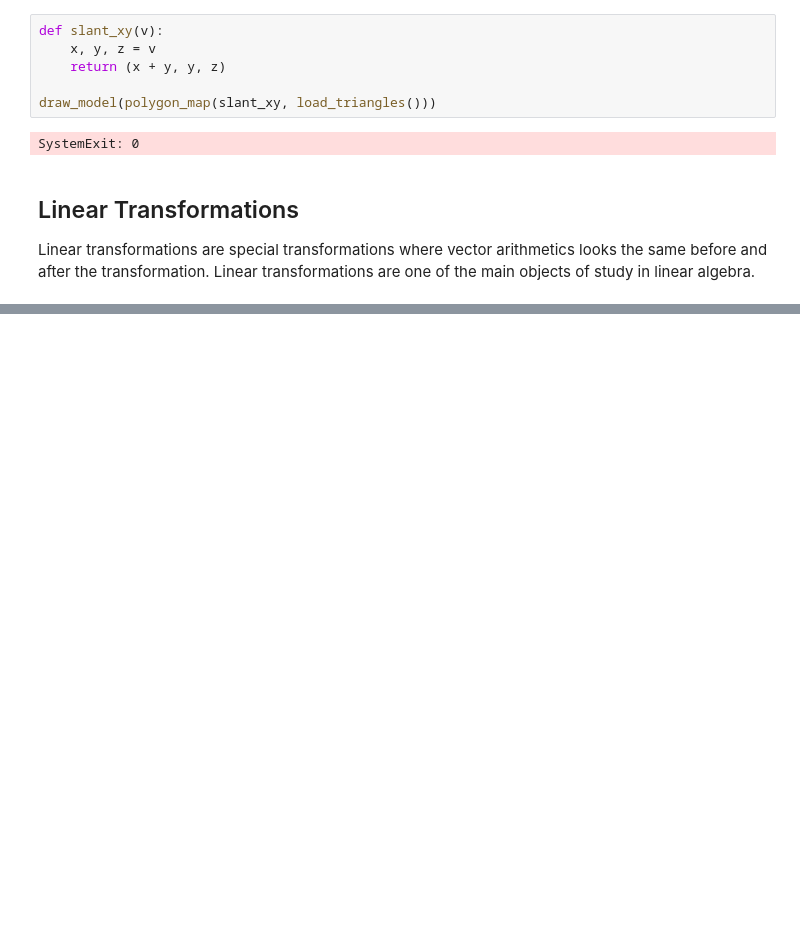
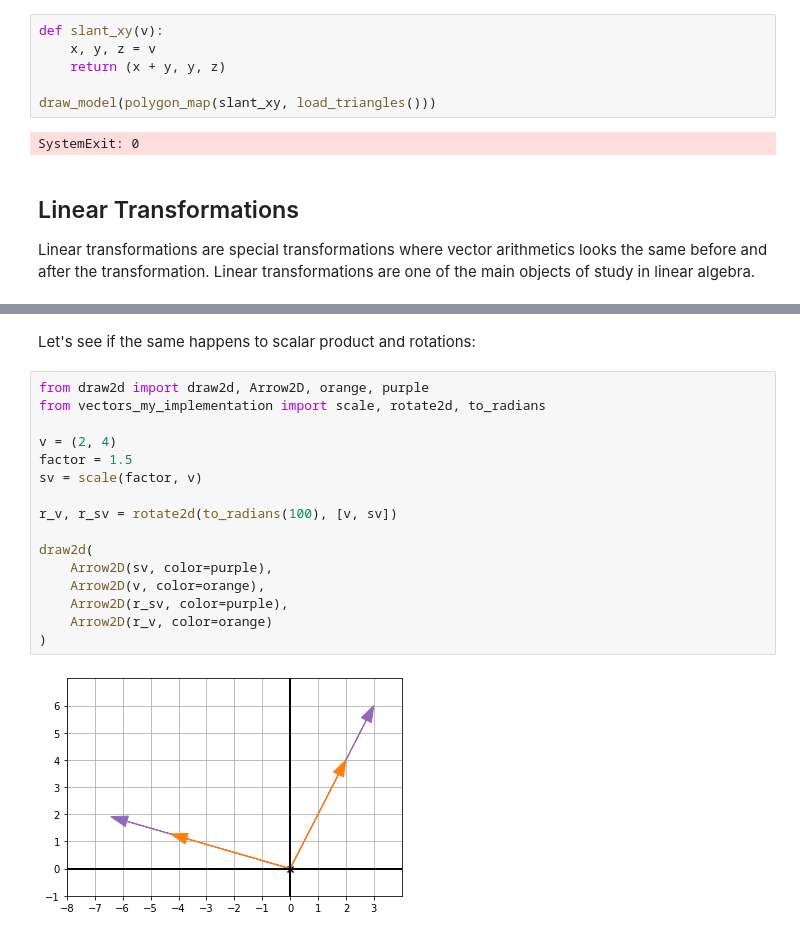
Before and after one commit to sergiofgonzalez/math-workbench, a Jupyter notebook: 03-transformations/01-transformation-concepts-notebook/transformations.ipynb, the cells around one changed output, grey strips where cells are left out. Drawn from its saved outputs; the diff is of its cells as text; blank space fills up the shorter version.

```diff
--- a/03-transformations/01-transformation-concepts-notebook/transformations.ipynb
+++ b/03-transformations/01-transformation-concepts-notebook/transformations.ipynb
@@ -302,0 +358,20 @@ Let's try to understand what *linear transformations* mean with examples:
+# %% [markdown]
+Let's see if the same happens to scalar product and rotations:
+# %%
+from draw2d import draw2d, Arrow2D, orange, purple
+from vectors_my_implementation import scale, rotate2d, to_radians
+
+v = (2, 4)
+factor = 1.5
+sv = scale(factor, v)
+
+r_v, r_sv = rotate2d(to_radians(100), [v, sv])
+
+draw2d(
+    Arrow2D(sv, color=purple),
+    Arrow2D(v, color=orange),
+    Arrow2D(r_sv, color=purple),
+    Arrow2D(r_v, color=orange)
+)
+# %% [output]
+[figure, added]
```
Also changed, not shown: parts of 39 cells of this notebook, 6 other files.
